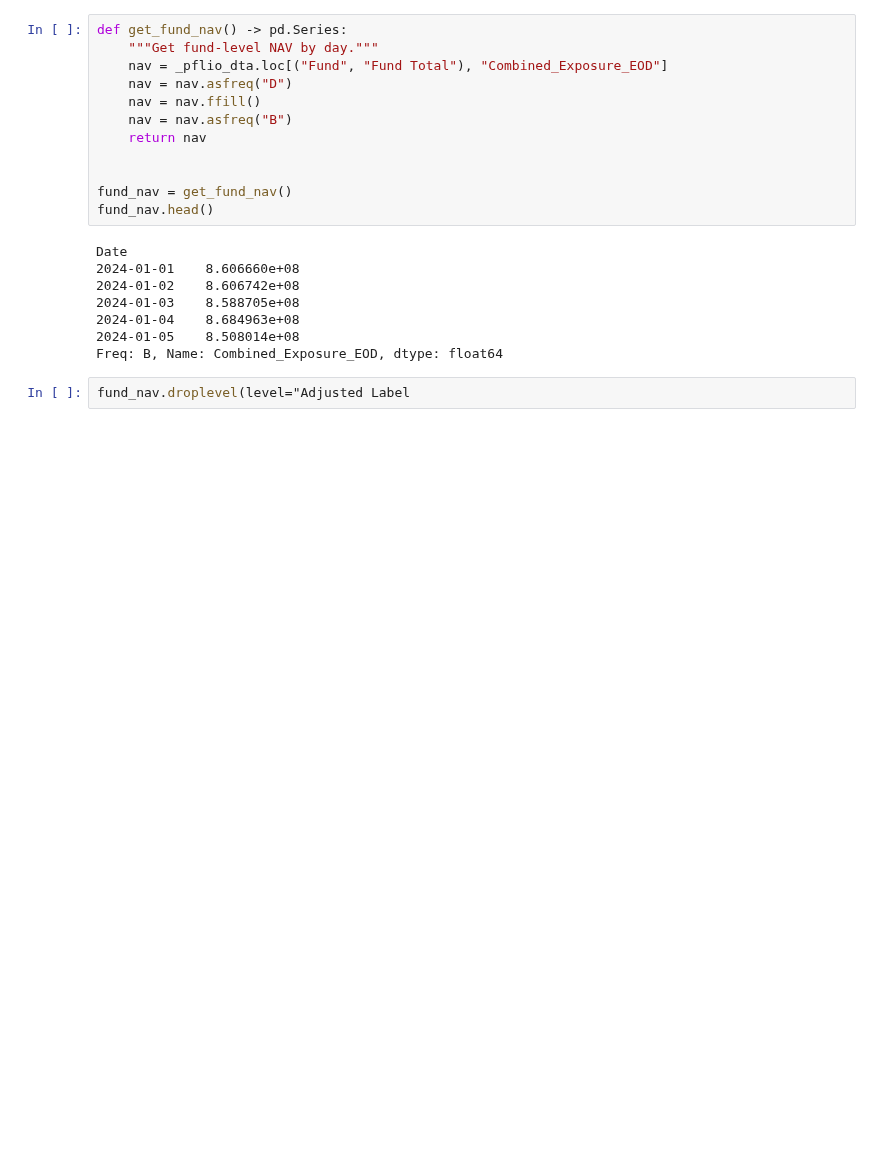
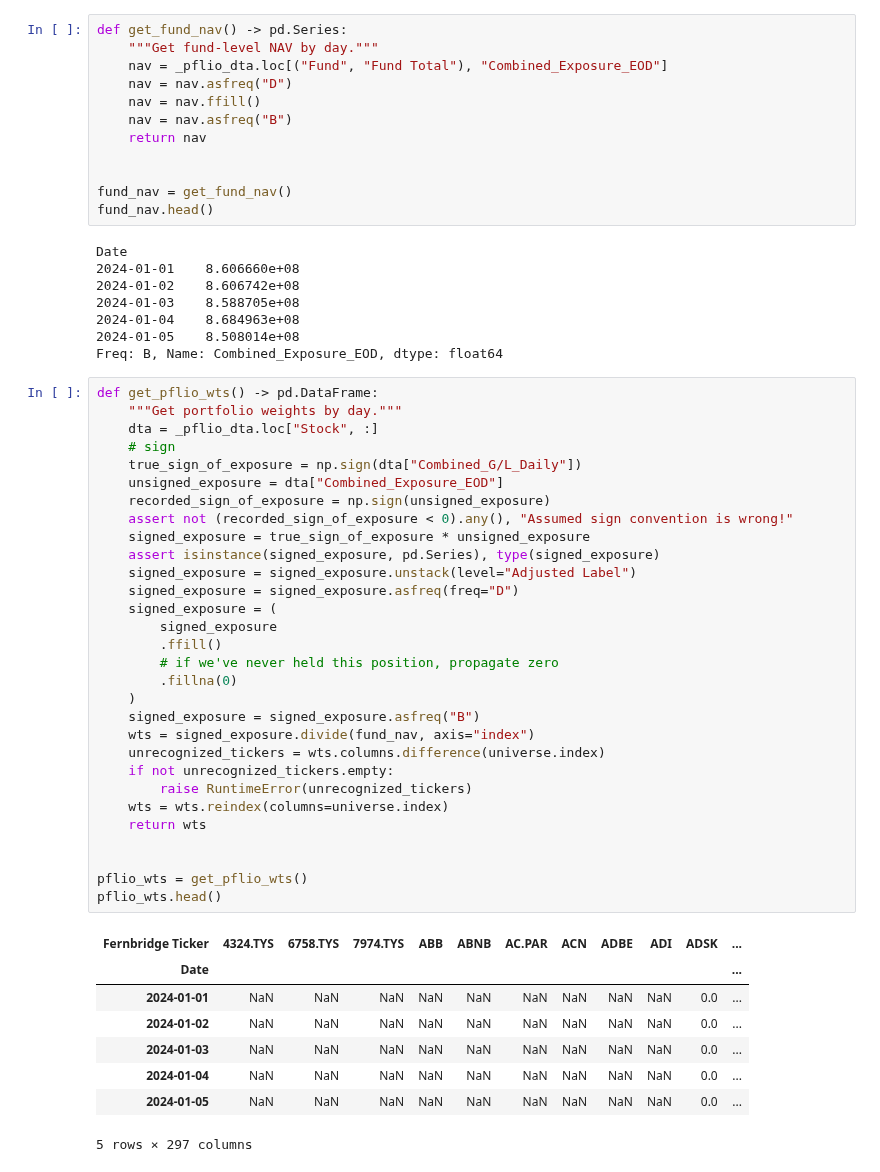
Before and after one commit to sparshsah/foggy-demo, a Jupyter notebook: demo/playground/fcm-dev-trader-case.ipynb, the cells around one changed output. Saved outputs shown, nothing was run; the diff lists cells and outputs as text; blank space fills up the shorter version.

Commit message:
pfliowts

```diff
--- a/demo/playground/fcm-dev-trader-case.ipynb
+++ b/demo/playground/fcm-dev-trader-case.ipynb
@@ -177,4 +180,41 @@ Date
 2024-01-05    8.508014e+08
 Freq: B, Name: Combined_Exposure_EOD, dtype: float64
 # %%
-fund_nav.droplevel(level="Adjusted Label
+def get_pflio_wts() -> pd.DataFrame:
+    """Get portfolio weights by day."""
+    dta = _pflio_dta.loc["Stock", :]
+    # sign
+    true_sign_of_exposure = np.sign(dta["Combined_G/L_Daily"])
+    unsigned_exposure = dta["Combined_Exposure_EOD"]
+    recorded_sign_of_exposure = np.sign(unsigned_exposure)
+    assert not (recorded_sign_of_exposure < 0).any(), "Assumed sign convention is wrong!"
+    signed_exposure = true_sign_of_exposure * unsigned_exposure
+    assert isinstance(signed_exposure, pd.Series), type(signed_exposure)
+    signed_exposure = signed_exposure.unstack(level="Adjusted Label")
+    signed_exposure = signed_exposure.asfreq(freq="D")
+    signed_exposure = (
+        signed_exposure
+        .ffill()
+        # if we've never held this position, propagate zero
+        .fillna(0)
+    )
+    signed_exposure = signed_exposure.asfreq("B")
+    wts = signed_exposure.divide(fund_nav, axis="index")
+    unrecognized_tickers = wts.columns.difference(universe.index)
+    if not unrecognized_tickers.empty:
+        raise RuntimeError(unrecognized_tickers)
+    wts = wts.reindex(columns=universe.index)
+    return wts
+
+
+pflio_wts = get_pflio_wts()
+pflio_wts.head()
+# %% [output]
+| Fernbridge Ticker | 4324.TYS | 6758.TYS | 7974.TYS | ABB | ABNB | AC.PAR | ACN | ADBE | ADI | ADSK | ... |
+| Date |  |  |  |  |  |  |  |  |  |  | ... |
+| 2024-01-01 | NaN | NaN | NaN | NaN | NaN | NaN | NaN | NaN | NaN | 0.0 | ... |
+| 2024-01-02 | NaN | NaN | NaN | NaN | NaN | NaN | NaN | NaN | NaN | 0.0 | ... |
+| 2024-01-03 | NaN | NaN | NaN | NaN | NaN | NaN | NaN | NaN | NaN | 0.0 | ... |
+| 2024-01-04 | NaN | NaN | NaN | NaN | NaN | NaN | NaN | NaN | NaN | 0.0 | ... |
+| 2024-01-05 | NaN | NaN | NaN | NaN | NaN | NaN | NaN | NaN | NaN | 0.0 | ... |
+5 rows × 297 columns
```
Also changed, not shown: parts of 2 cells of this notebook.
